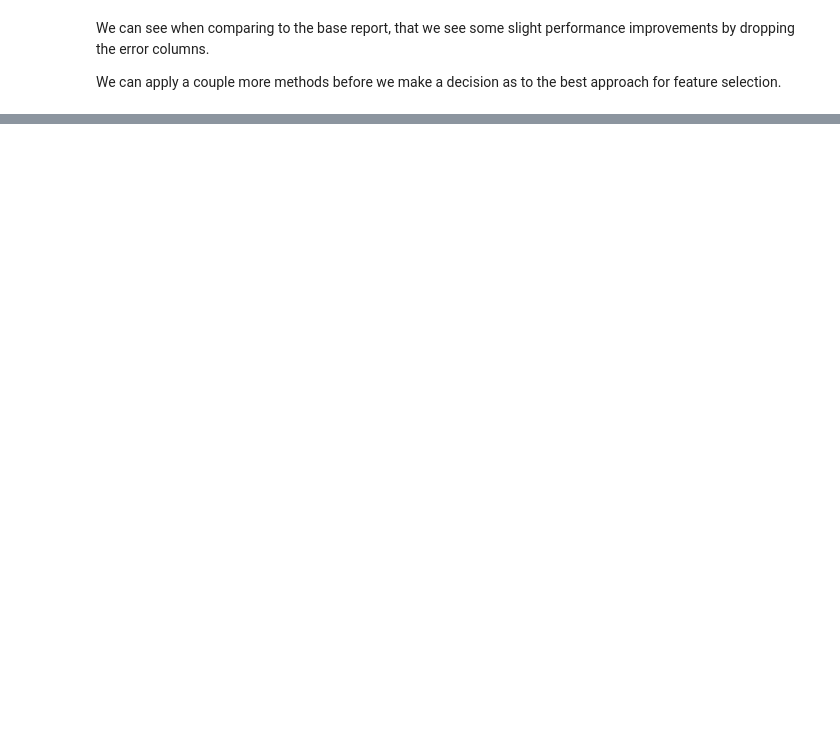
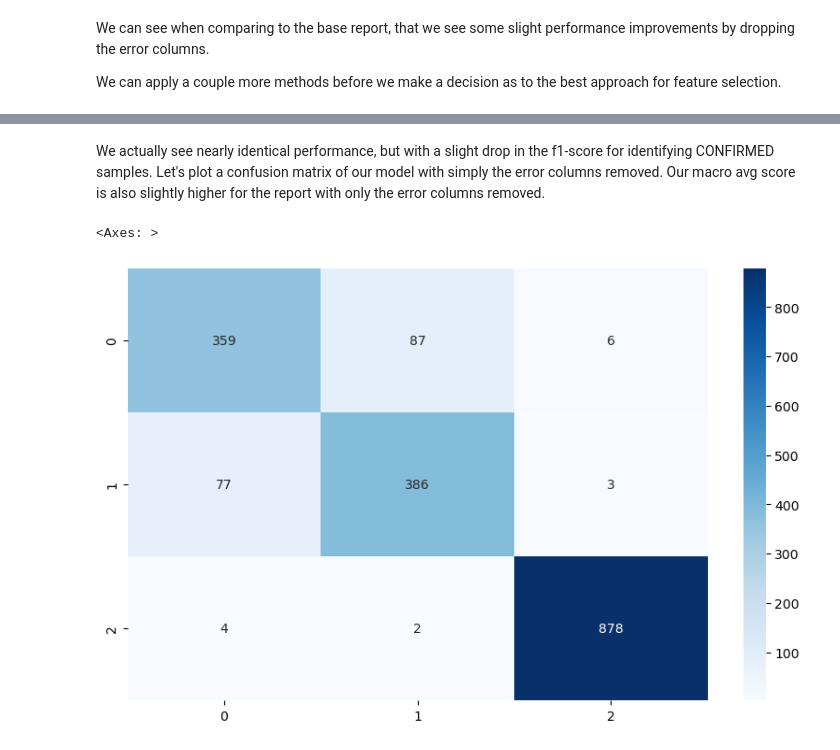
Before and after one commit to adrianveen/lhl_final_project, a Jupyter notebook: notebooks/preprocessing.ipynb, the cells around one changed output, grey strips where cells are left out. Saved outputs shown, nothing was run; the diff lists cells and outputs as text; code cells hidden in the pictures; blank space fills up the shorter version.

```diff
--- a/notebooks/preprocessing.ipynb
+++ b/notebooks/preprocessing.ipynb
@@ -719,0 +912,12 @@ weighted avg       0.90      0.90      0.90      1802
+# %%
+#splitting data into numerical and categorical features
+X_train_num = X_train_no_err.iloc[:, 4:]
+X_test_num = X_test_no_err.iloc[:, 4:]
+
+X_train_cat = X_train_no_err.iloc[:, :4]
+X_test_cat = X_test_no_err.iloc[:, :4]
+
+print(f"Numerical Train set shape: {X_train_num.shape}")
+print(f"Numerical test set shape: {X_test_num.shape}")
+print(f"Categorical Train set shape: {X_train_cat.shape}")
+print(f"Categorical test set shape: {X_test_cat.shape}")
@@ -719,0 +1089,9 @@ weighted avg       0.90      0.90      0.90      1802
+# %%
+smote_model = xgbc.fit(X_train_smote, y_train_smote)
+smote_score = smote_model.score(X_test_no_err, y_test_no_err)
+
+smote_clf_report = classification_report(y_test_no_err, smote_model.predict(X_test_no_err))
+
+#print our report with error columns removed and the report for our SMOTE model
+print(f"\nClassification Report for XGBoost with error columns removed: \n{no_err_report}")
+print(f"\nClassification Report for XGBoost with SMOTE: \n{smote_clf_report}")
@@ -719,0 +1202,15 @@ weighted avg       0.90      0.90      0.90      1802
+# %% [markdown]
+We actually see nearly identical performance, but with a slight drop in the f1-score for identifying CONFIRMED samples. Let's plot a confusion matrix of our model with simply the error columns removed. Our macro avg score is also slightly higher for the report with only the error columns removed.
+# %%
+#rerun the model with the original data with only errors removed
+xgbc.fit(X_train_no_err, y_train_no_err)
+
+#confusion matrix with original data with only errors removed
+cm = confusion_matrix(y_test_no_err, xgbc.predict(X_test_no_err))
+
+#plot the confusion matrix
+plt.figure(figsize=(10, 6))
+sns.heatmap(cm, annot=True, cmap='Blues', fmt='g')
+# %% [output]
+<Axes: >
+[figure, added]
```
Also changed, not shown: parts of 81 cells of this notebook, 2 other files.
